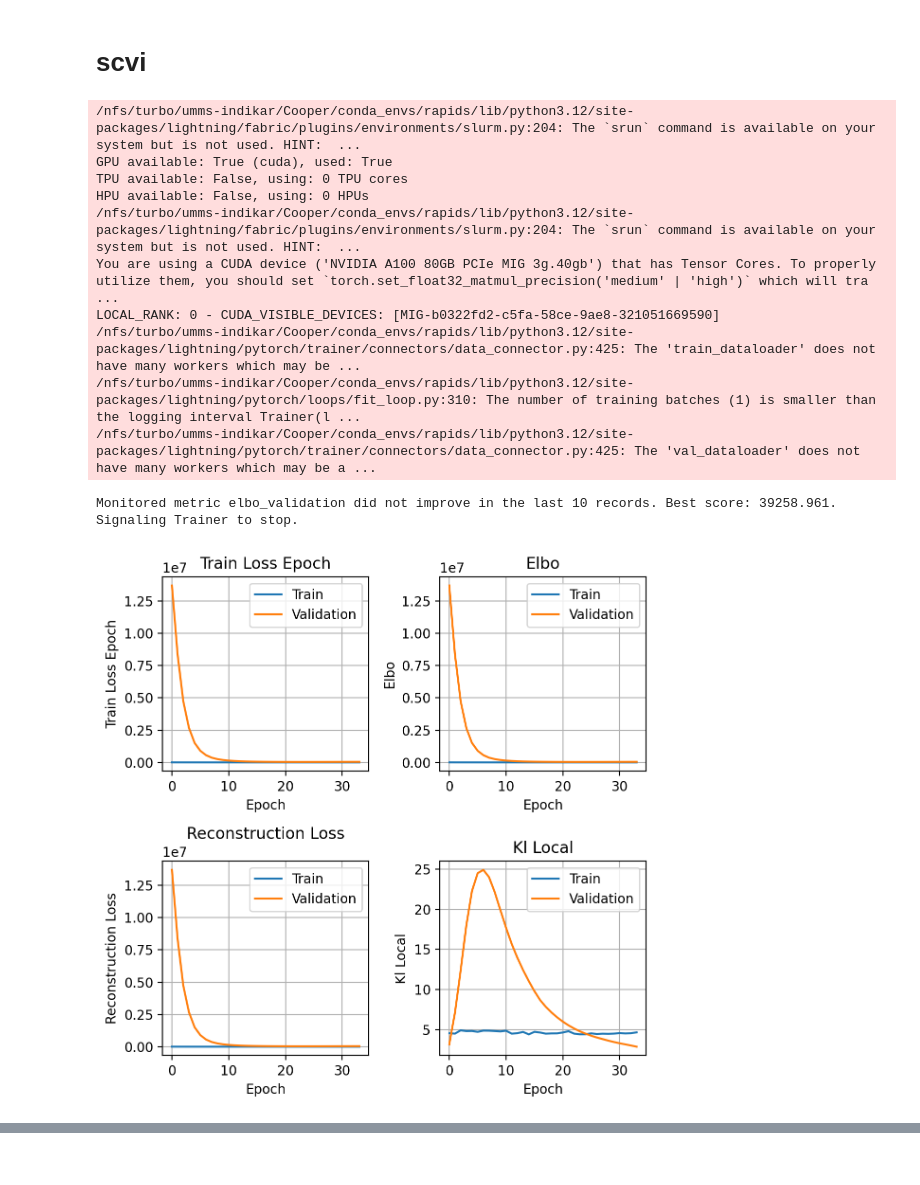
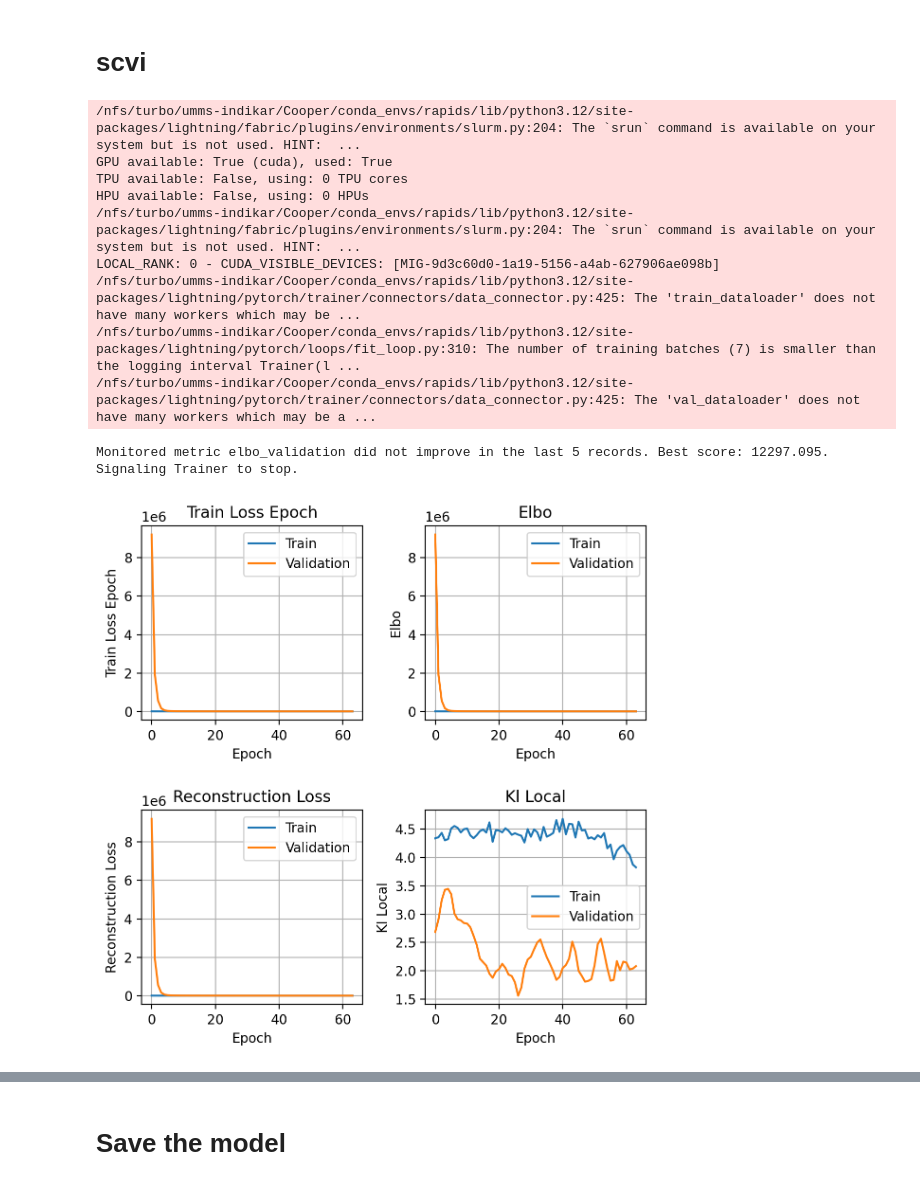
Before and after one commit to CooperStansbury/hematokytos, a Jupyter notebook: notebooks/benchmarks/scvi_benchmark.ipynb, the cells around one changed output, grey strips where cells are left out. Drawn from its saved outputs; the diff is of its cells as text; code cells hidden in the pictures.

```diff
--- a/notebooks/benchmarks/scvi_benchmark.ipynb
+++ b/notebooks/benchmarks/scvi_benchmark.ipynb
@@ -244,7 +244,7 @@ rsc.get.anndata_to_GPU(bdata)
 rsc.pp.highly_variable_genes(
     bdata,
     flavor="seurat_v3",
-    n_top_genes=1500,
+    n_top_genes=2500,
     batch_key=batch_key,
 )
 
@@ -269,12 +269,13 @@ model = scvi.model.SCVI(
 )
 
 model.train(
-    max_epochs=1000,
+    max_epochs=500,
     accelerator='gpu',
-    early_stopping_patience=10,
+    early_stopping_patience=5,
     early_stopping=True,
-    batch_size=2 ** 14,
-    train_size=0.8,
+    batch_size=25,
+    train_size=0.9,
+    plan_kwargs={"lr": 1e-4},
 )
 
 history = model.history
@@ -286,35 +287,34 @@ metrics = [
     ("kl_local_train", "kl_local_validation"),
 ]
 
 plt.rcParams['figure.dpi'] = 200
 fig, axes = plt.subplots(2, 2, figsize=(6, 6))
 axes = axes.flatten()
 
 for i, (train_key, val_key) in enumerate(metrics):
     ax = axes[i]
     train_df = history[train_key]
     val_df = history[val_key]
 
     ax.plot(train_df.index, train_df[train_key], label='Train')
     ax.plot(val_df.index, val_df[val_key], label='Validation')
     ax.set_xlabel('Epoch')
     ax.set_ylabel(train_key.replace('_train', '').replace('_', ' ').title())
     ax.set_title(train_key.replace('_train', '').replace('_', ' ').title())
     ax.legend()
     ax.grid(True)
 
 plt.tight_layout()
 plt.show()
 # %% [output]
 /nfs/turbo/umms-indikar/Cooper/conda_envs/rapids/lib/python3.12/site-packages/lightning/fabric/plugins/environments/slurm.py:204: The `srun` command is available on your system but is not used. HINT:  ...
 GPU available: True (cuda), used: True
 TPU available: False, using: 0 TPU cores
 HPU available: False, using: 0 HPUs
 /nfs/turbo/umms-indikar/Cooper/conda_envs/rapids/lib/python3.12/site-packages/lightning/fabric/plugins/environments/slurm.py:204: The `srun` command is available on your system but is not used. HINT:  ...
-You are using a CUDA device ('NVIDIA A100 80GB PCIe MIG 3g.40gb') that has Tensor Cores. To properly utilize them, you should set `torch.set_float32_matmul_precision('medium' | 'high')` which will tra ...
-LOCAL_RANK: 0 - CUDA_VISIBLE_DEVICES: [MIG-b0322fd2-c5fa-58ce-9ae8-321051669590]
+LOCAL_RANK: 0 - CUDA_VISIBLE_DEVICES: [MIG-9d3c60d0-1a19-5156-a4ab-627906ae098b]
 /nfs/turbo/umms-indikar/Cooper/conda_envs/rapids/lib/python3.12/site-packages/lightning/pytorch/trainer/connectors/data_connector.py:425: The 'train_dataloader' does not have many workers which may be ...
-/nfs/turbo/umms-indikar/Cooper/conda_envs/rapids/lib/python3.12/site-packages/lightning/pytorch/loops/fit_loop.py:310: The number of training batches (1) is smaller than the logging interval Trainer(l ...
+/nfs/turbo/umms-indikar/Cooper/conda_envs/rapids/lib/python3.12/site-packages/lightning/pytorch/loops/fit_loop.py:310: The number of training batches (7) is smaller than the logging interval Trainer(l ...
 /nfs/turbo/umms-indikar/Cooper/conda_envs/rapids/lib/python3.12/site-packages/lightning/pytorch/trainer/connectors/data_connector.py:425: The 'val_dataloader' does not have many workers which may be a ...
-Monitored metric elbo_validation did not improve in the last 10 records. Best score: 39258.961. Signaling Trainer to stop.
+Monitored metric elbo_validation did not improve in the last 5 records. Best score: 12297.095. Signaling Trainer to stop.
-[figure, old version]
+[figure, new version]
@@ -322,0 +323,2 @@ Wall time: 1.86 s
+# %% [markdown]
+# Save the model
```
Also changed, not shown: parts of 17 cells of this notebook, 4 other files.
